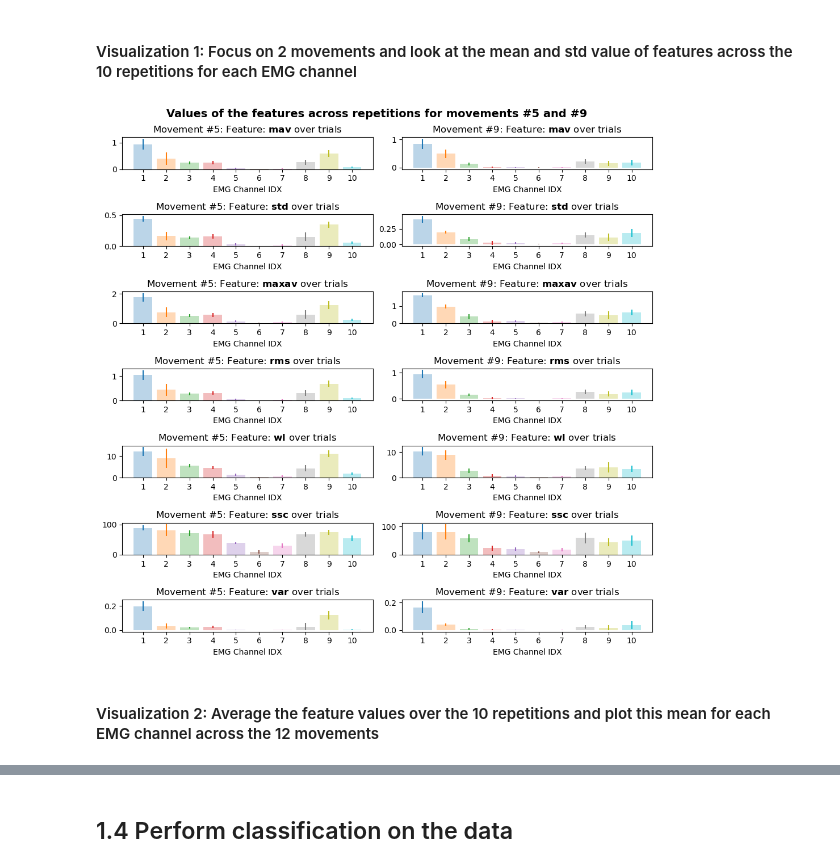
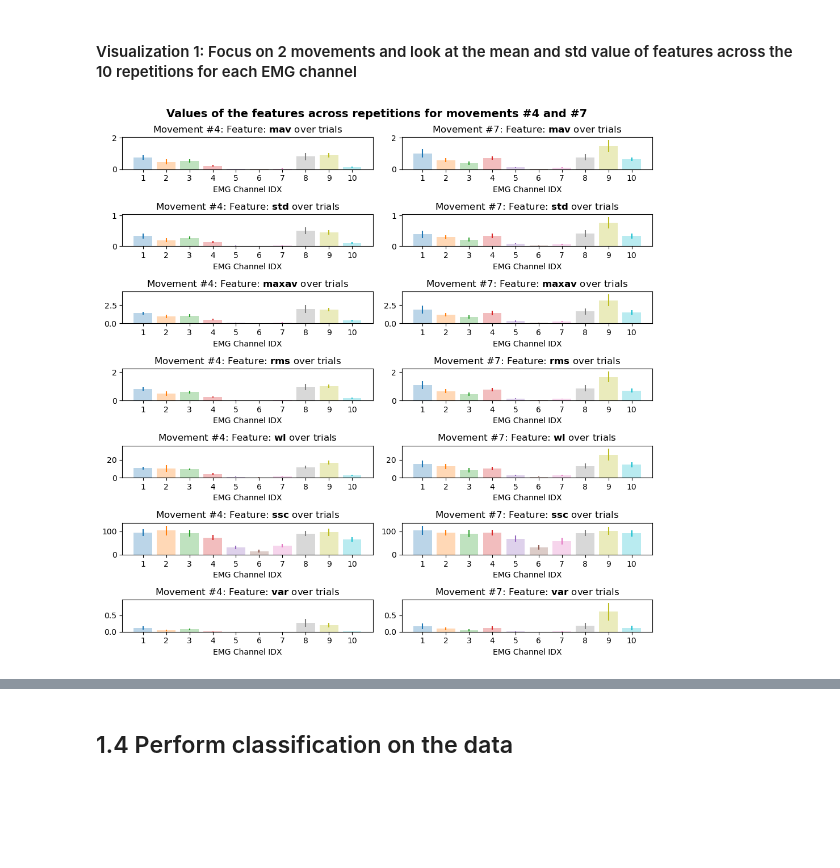
Before and after one commit to AlexisCogne/NSSP_projects, a Jupyter notebook: Project_2_EMG/part_1_Alexis.ipynb, the cells around one changed output, grey strips where cells are left out. Cells and saved outputs as stored; diff of their text form; code cells hidden in the pictures; blank space fills up the shorter version.

Commit message:
improving the feature comparison plot: y_lim similar for same features

```diff
--- a/Project_2_EMG/part_1_Alexis.ipynb
+++ b/Project_2_EMG/part_1_Alexis.ipynb
@@ -359,39 +360,54 @@ plt.show()
 #### Visualization 1: Focus on 2 movements and look at the mean and std value of features across the 10 repetitions for each EMG channel
 # %%
 # Visualize values of the features across channels and repetitions of a given movement
-stimuli_idx = [5, 9] # can be modified to visualize different movements
+stimuli_idx = [3, 6] # can be modified to visualize different movements
 
 # Setting the x-axis to be the different EMG channels
 x_axis = np.arange(1, number_of_emg_channels+1)
 
 # Instantiating a subplot
 fig, axs = plt.subplots(len(features), 2, figsize = (10,10))
 
+# Define the maximal value for each feature to then plot with the same y_lim between movements
+feature_max = {feature: 0 for feature in features_names}
+
 for j, movement in enumerate(stimuli_idx):
     # Looping through the features
     for i, feature in enumerate(features_names):
         mean_feat, std_feat = np.nan, np.nan
+        max_mean = 0
         for channel_idx in range(number_of_emg_channels): # Looping through each EMG channel for each feature
             idx_feature = i * number_of_emg_channels + channel_idx
             idx_movement = movement * n_repetitions # E.g. for movement 0: relevant trials are between 0:9 included
 
             # Computing the mean and std of the feature over the 10 repetitions for a channel
             mean_feat = np.mean(dataset[idx_movement:idx_movement + n_repetitions, idx_feature]) # Averaging over the 10 repetitions of a movement for each channel
             std_feat = np.std(dataset[idx_movement:idx_movement + n_repetitions, idx_feature])
 
+            # Assess whether the value for this channel is higher than the registered max for this feature
+            if mean_feat + std_feat > max_mean:
+                max_mean = mean_feat + std_feat
+
             # Plotting the points with the error bars
             axs[i][j].bar(x_axis[channel_idx], mean_feat, alpha=0.3)
             axs[i][j].errorbar(x_axis[channel_idx], mean_feat, yerr = std_feat)
 
+        # Compute the max for each feature (visualization purposes)
+        if max_mean > feature_max[feature]:
+            feature_max[feature] = max_mean
+
+        # Set the y_lim for each feature to be the same across movements (10% bigger than max)
+        if j == 1:
+            axs[i][j].set_ylim(0, 1.1 * feature_max[feature])
+            axs[i][0].set_ylim(0, 1.1 * feature_max[feature])
+
         # Plotting parameters
         axs[i][j].set_xticks(np.arange(1,n_channels+1))
         axs[i][j].set_xlabel("EMG Channel IDX", fontsize = 10)
-        axs[i][j].set_title(f"Movement #{movement}: Feature: $\\bf{{{feature}}}$ over trials")
+        axs[i][j].set_title(f"Movement #{movement+1}: Feature: $\\bf{{{feature}}}$ over trials")
 
-plt.suptitle(f"Values of the features across repetitions for movements #{stimuli_idx[0]} and #{stimuli_idx[1]}", fontsize=14, fontweight='bold')
+plt.suptitle(f"Values of the features across repetitions for movements #{stimuli_idx[0]+1} and #{stimuli_idx[1]+1}", fontsize=14, fontweight='bold')
 plt.tight_layout()
 plt.show()
 # %% [output]
-[figure, old version]
+[figure, new version]
-# %% [markdown]
-#### Visualization 2: Average the feature values over the 10 repetitions and plot this mean for each EMG channel across the 12 movements
```
Also changed, not shown: parts of 8 cells of this notebook.
